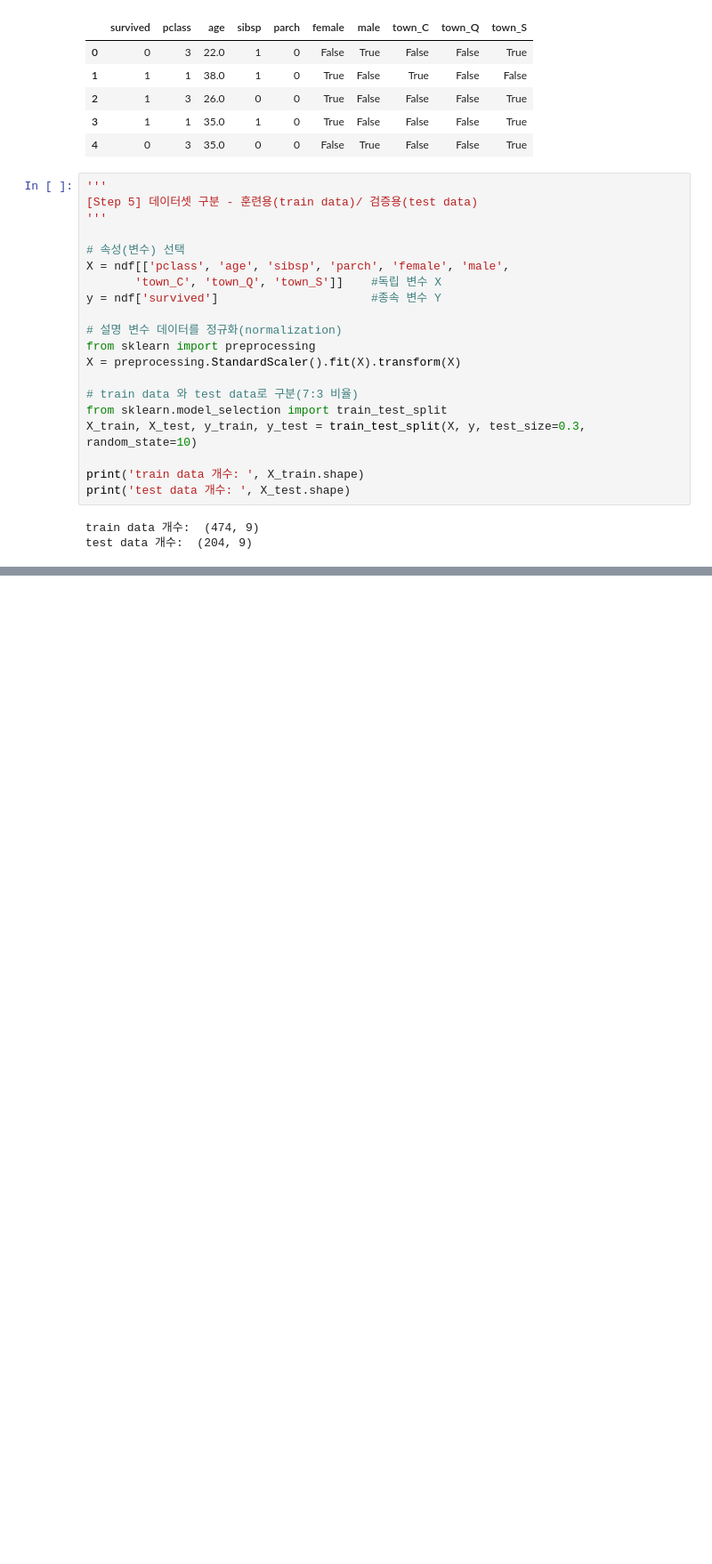
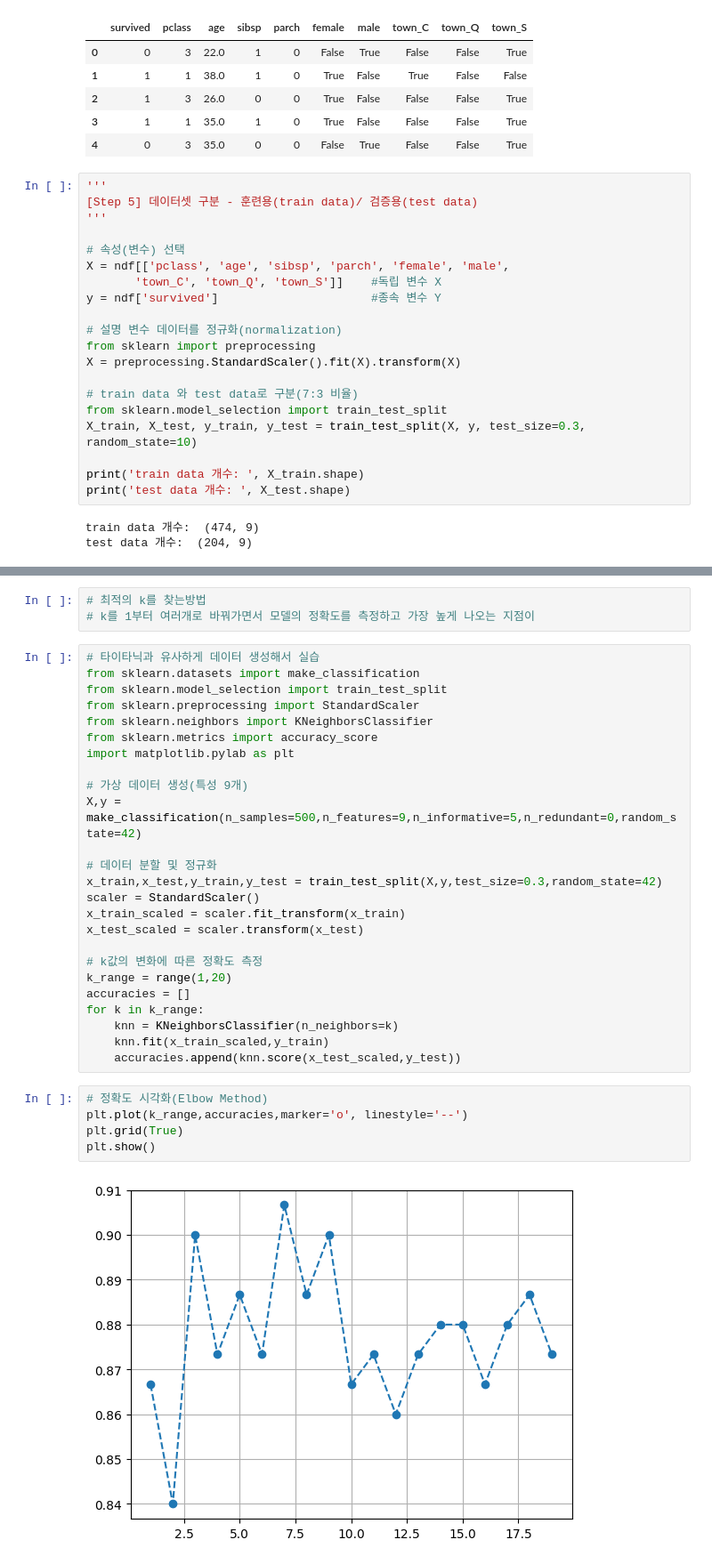
Before and after one commit to djdjdjdfh1/pandas-data-analysis, a Jupyter notebook: part7/7.4_knn_classification.ipynb, the cells around one changed output, grey strips where cells are left out. Shown at 89% size. Drawn from its saved outputs; the diff is of its cells as text; blank space fills up the shorter version.

```diff
--- a/part7/7.4_knn_classification.ipynb
+++ b/part7/7.4_knn_classification.ipynb
@@ -394,0 +483,35 @@ import numpy as np
+# %%
+# 최적의 k를 찾는방법
+# k를 1부터 여러개로 바꿔가면서 모델의 정확도를 측정하고 가장 높게 나오는 지점이
+# %%
+# 타이타닉과 유사하게 데이터 생성해서 실습
+from sklearn.datasets import make_classification
+from sklearn.model_selection import train_test_split
+from sklearn.preprocessing import StandardScaler
+from sklearn.neighbors import KNeighborsClassifier
+from sklearn.metrics import accuracy_score
+import matplotlib.pylab as plt
+
+# 가상 데이터 생성(특성 9개)
+X,y = make_classification(n_samples=500,n_features=9,n_informative=5,n_redundant=0,random_state=42)
+
+# 데이터 분할 및 정규화
+x_train,x_test,y_train,y_test = train_test_split(X,y,test_size=0.3,random_state=42)
+scaler = StandardScaler()
+x_train_scaled = scaler.fit_transform(x_train)
+x_test_scaled = scaler.transform(x_test)
+
+# k값의 변화에 따른 정확도 측정
+k_range = range(1,20)
+accuracies = []
+for k in k_range:
+    knn = KNeighborsClassifier(n_neighbors=k)
+    knn.fit(x_train_scaled,y_train)
+    accuracies.append(knn.score(x_test_scaled,y_test))
+# %%
+# 정확도 시각화(Elbow Method)
+plt.plot(k_range,accuracies,marker='o', linestyle='--')
+plt.grid(True)
+plt.show()
+# %% [output]
+[figure, added]
```
Also changed, not shown: parts of 32 cells of this notebook.
